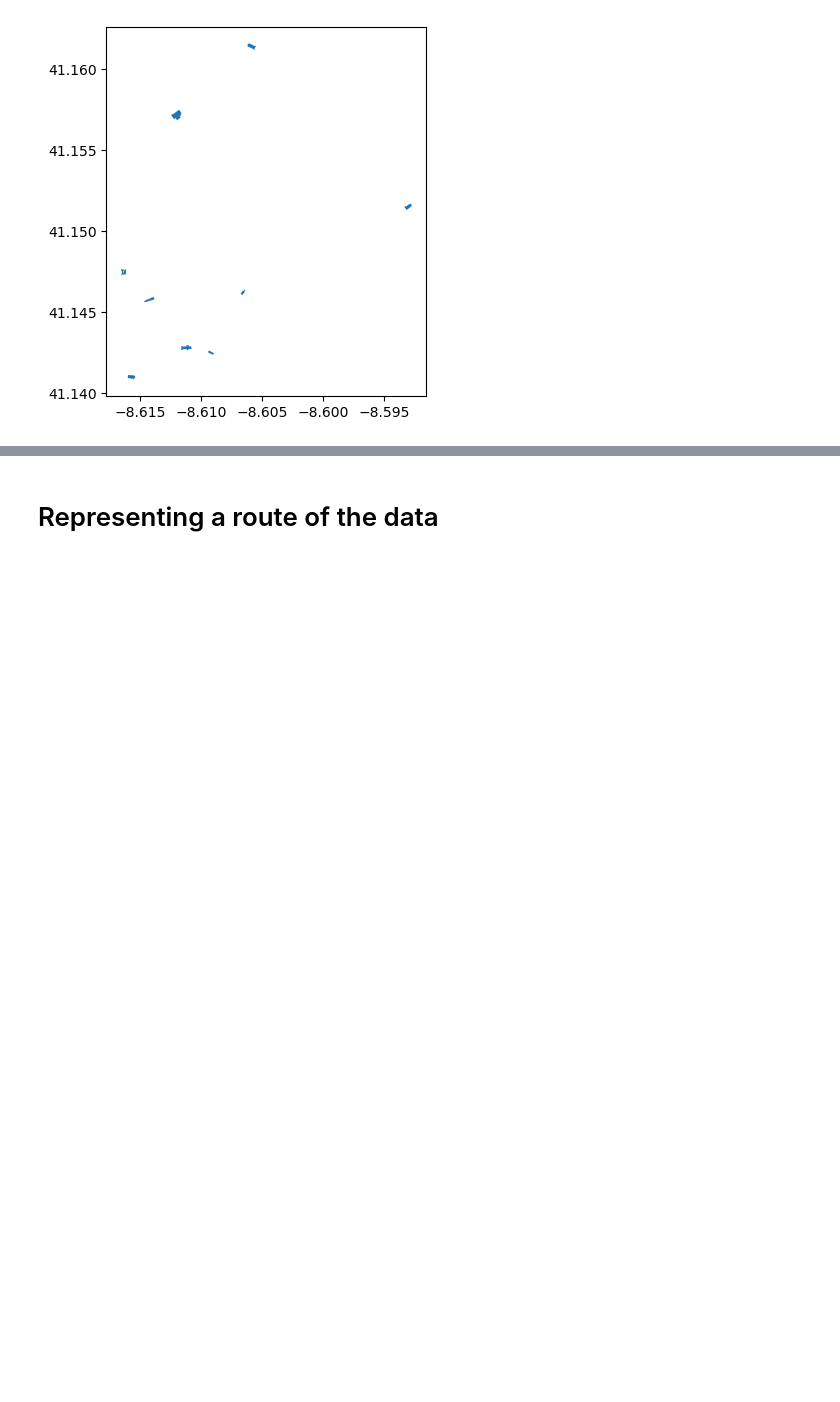
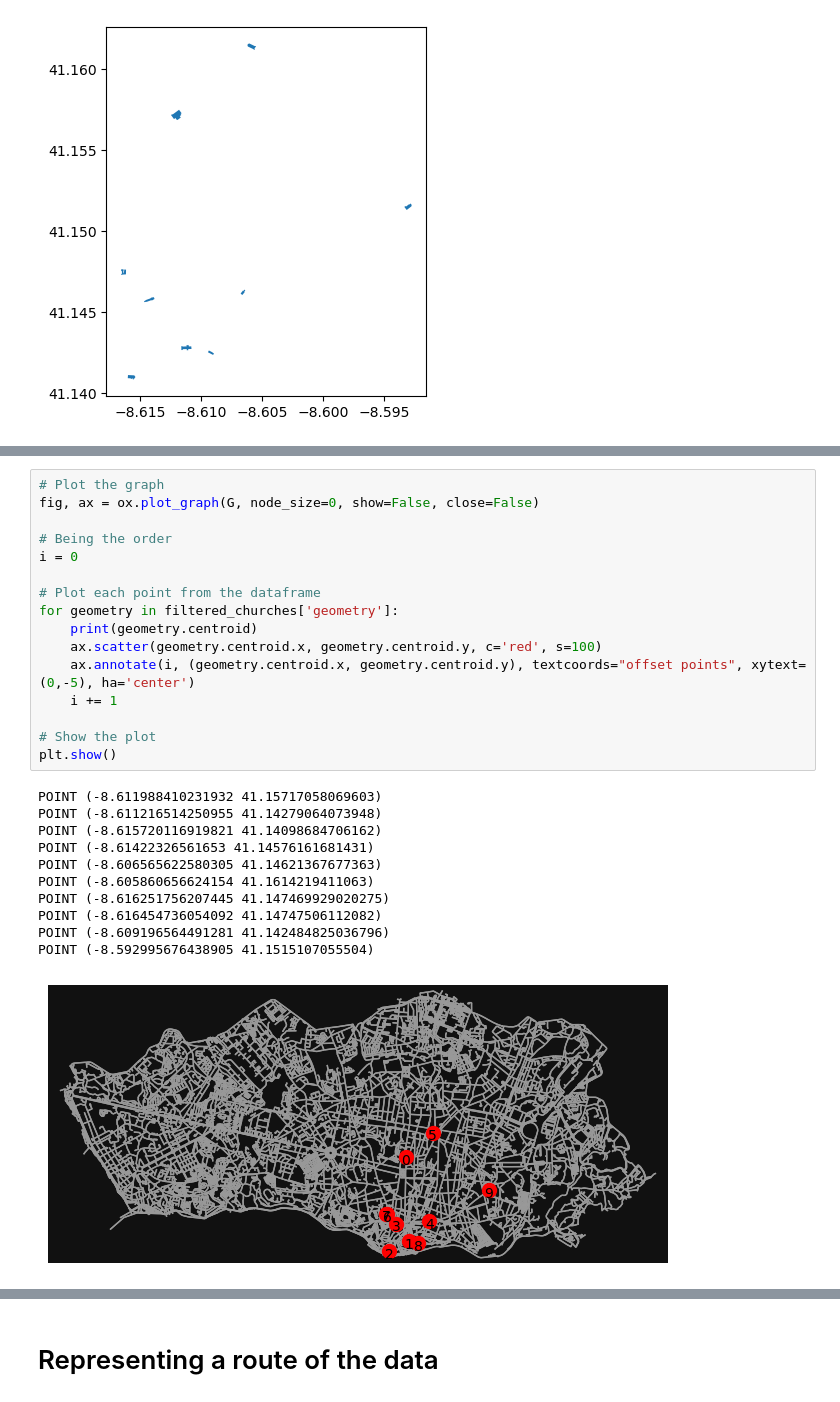
Before and after one commit to Adrilihan/osmnx-tsp, a Jupyter notebook: Untitled.ipynb, the cells around one changed output, grey strips where cells are left out. Drawn from its saved outputs; the diff is of its cells as text; blank space fills up the shorter version.

```diff
--- a/Untitled.ipynb
+++ b/Untitled.ipynb
@@ -183,0 +247,28 @@ filtered_churches.plot()
+# %%
+# Plot the graph
+fig, ax = ox.plot_graph(G, node_size=0, show=False, close=False)
+
+# Being the order
+i = 0
+
+# Plot each point from the dataframe
+for geometry in filtered_churches['geometry']:
+    print(geometry.centroid)
+    ax.scatter(geometry.centroid.x, geometry.centroid.y, c='red', s=100)
+    ax.annotate(i, (geometry.centroid.x, geometry.centroid.y), textcoords="offset points", xytext=(0,-5), ha='center')
+    i += 1
+
+# Show the plot
+plt.show()
+# %% [output]
+POINT (-8.611988410231932 41.15717058069603)
+POINT (-8.611216514250955 41.14279064073948)
+POINT (-8.615720116919821 41.14098684706162)
+POINT (-8.61422326561653 41.14576161681431)
+POINT (-8.606565622580305 41.14621367677363)
+POINT (-8.605860656624154 41.1614219411063)
+POINT (-8.616251756207445 41.147469929020275)
+POINT (-8.616454736054092 41.14747506112082)
+POINT (-8.609196564491281 41.142484825036796)
+POINT (-8.592995676438905 41.1515107055504)
+[figure, added]
```
Also changed, not shown: parts of 10 cells of this notebook.
